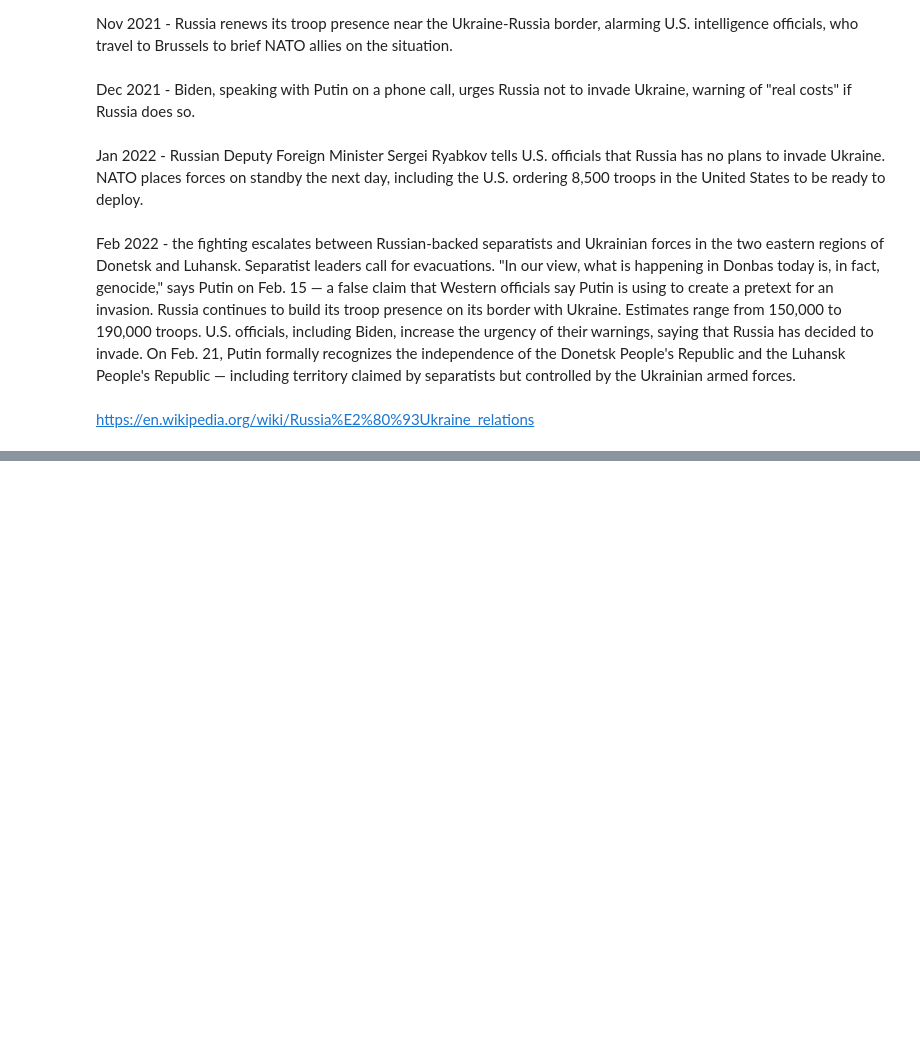
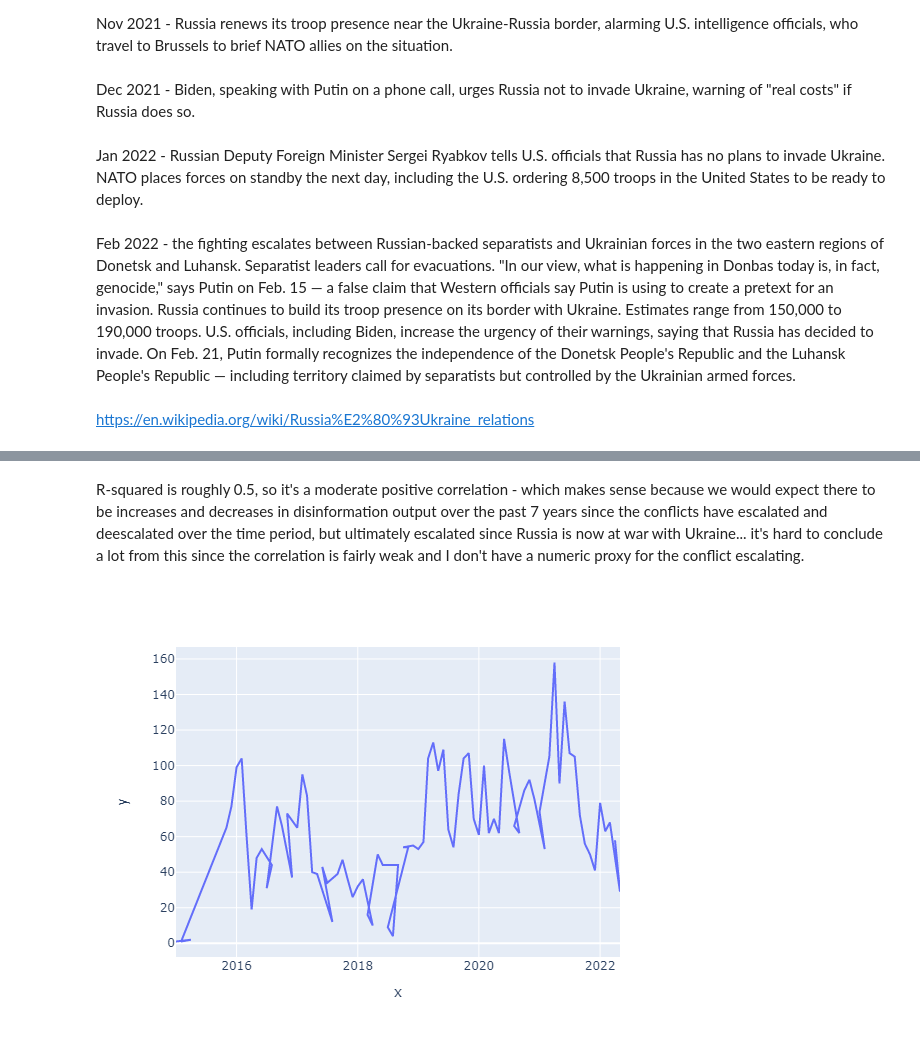
Before and after one commit to ashlynbaske/hcde-410-final, a Jupyter notebook: ukr-eu-analysis.ipynb, the cells around one changed output, grey strips where cells are left out. Drawn from its saved outputs; the diff is of its cells as text; code cells hidden in the pictures; blank space fills up the shorter version.

```diff
--- a/ukr-eu-analysis.ipynb
+++ b/ukr-eu-analysis.ipynb
@@ -492,0 +510,8 @@ https://en.wikipedia.org/wiki/Russia%E2%80%93Ukraine_relations
+# %% [markdown]
+R-squared is roughly 0.5, so it's a moderate positive correlation - which makes sense because we would expect there to be increases and decreases in disinformation output over the past 7 years since the conflicts have escalated and deescalated over the time period, but ultimately escalated since Russia is now at war with Ukraine... it's hard to conclude a lot from this since the correlation is fairly weak and I don't have a numeric proxy for the conflict escalating.
+# %%
+fig = px.line(x=month_counts.keys(), y=month_counts.values())
+fig.show()
+# TO DO: implement data frame so top keywords show on hover
+# %% [output]
+[figure, added]
```
Also changed, not shown: parts of 9 cells of this notebook.
